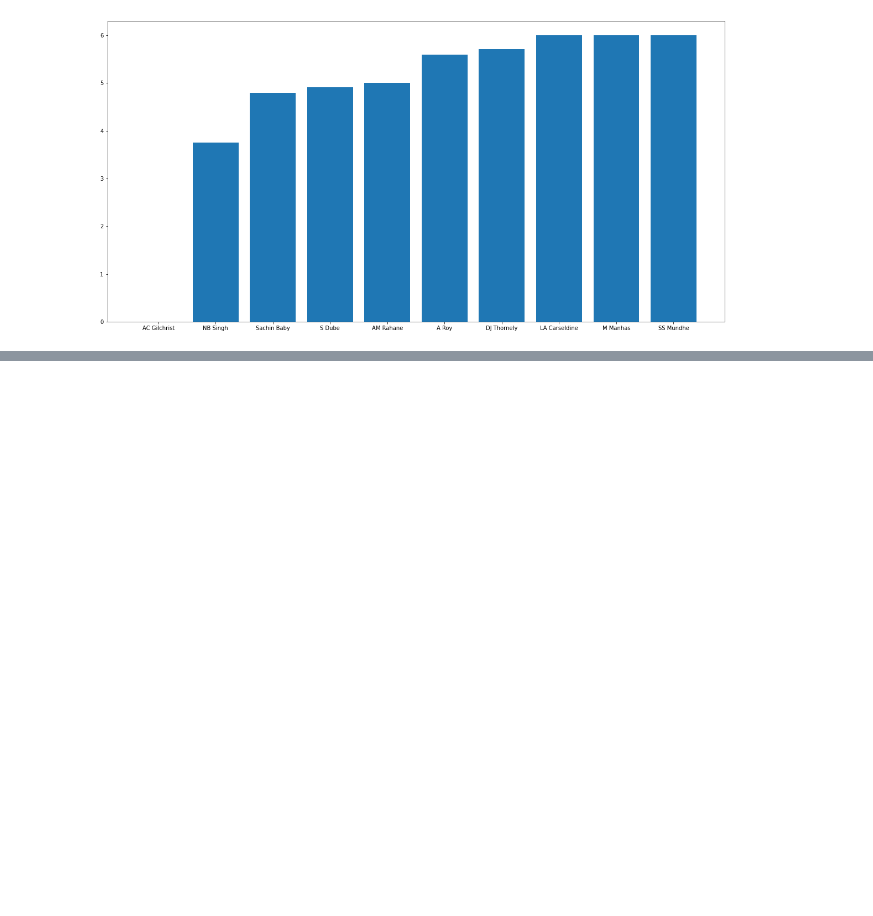
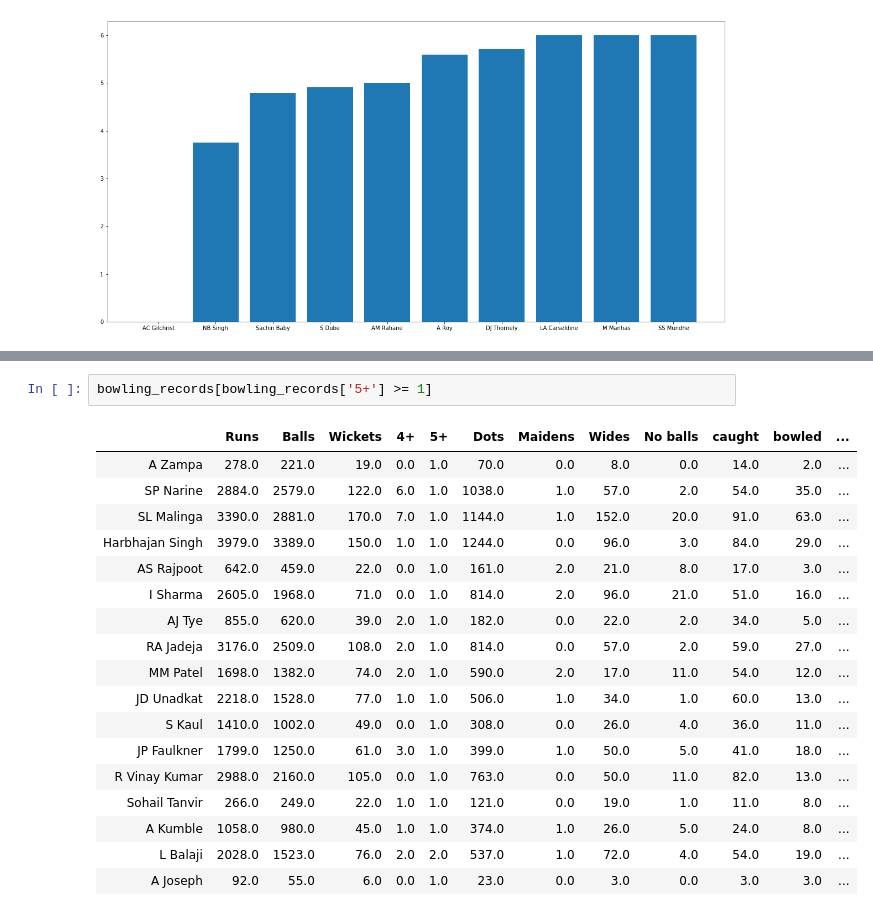
Before and after one commit to Lavitra15/ClassicXI, a Jupyter notebook: Code/DA_Project.ipynb, the cells around one changed output, grey strips where cells are left out. Cells and saved outputs as stored; diff of their text form; blank space fills up the shorter version.

```diff
--- a/Code/DA_Project.ipynb
+++ b/Code/DA_Project.ipynb
@@ -612,0 +726,21 @@ plt.bar(s2.keys(),s2.values())
+# %%
+bowling_records[bowling_records['5+'] >= 1]
+# %% [output]
+|  | Runs | Balls | Wickets | 4+ | 5+ | Dots | Maidens | Wides | No balls | caught | bowled | ... |
+| A Zampa | 278.0 | 221.0 | 19.0 | 0.0 | 1.0 | 70.0 | 0.0 | 8.0 | 0.0 | 14.0 | 2.0 | ... |
+| SP Narine | 2884.0 | 2579.0 | 122.0 | 6.0 | 1.0 | 1038.0 | 1.0 | 57.0 | 2.0 | 54.0 | 35.0 | ... |
+| SL Malinga | 3390.0 | 2881.0 | 170.0 | 7.0 | 1.0 | 1144.0 | 1.0 | 152.0 | 20.0 | 91.0 | 63.0 | ... |
+| Harbhajan Singh | 3979.0 | 3389.0 | 150.0 | 1.0 | 1.0 | 1244.0 | 0.0 | 96.0 | 3.0 | 84.0 | 29.0 | ... |
+| AS Rajpoot | 642.0 | 459.0 | 22.0 | 0.0 | 1.0 | 161.0 | 2.0 | 21.0 | 8.0 | 17.0 | 3.0 | ... |
+| I Sharma | 2605.0 | 1968.0 | 71.0 | 0.0 | 1.0 | 814.0 | 2.0 | 96.0 | 21.0 | 51.0 | 16.0 | ... |
+| AJ Tye | 855.0 | 620.0 | 39.0 | 2.0 | 1.0 | 182.0 | 0.0 | 22.0 | 2.0 | 34.0 | 5.0 | ... |
+| RA Jadeja | 3176.0 | 2509.0 | 108.0 | 2.0 | 1.0 | 814.0 | 0.0 | 57.0 | 2.0 | 59.0 | 27.0 | ... |
+| MM Patel | 1698.0 | 1382.0 | 74.0 | 2.0 | 1.0 | 590.0 | 2.0 | 17.0 | 11.0 | 54.0 | 12.0 | ... |
+| JD Unadkat | 2218.0 | 1528.0 | 77.0 | 1.0 | 1.0 | 506.0 | 1.0 | 34.0 | 1.0 | 60.0 | 13.0 | ... |
+| S Kaul | 1410.0 | 1002.0 | 49.0 | 0.0 | 1.0 | 308.0 | 0.0 | 26.0 | 4.0 | 36.0 | 11.0 | ... |
+| JP Faulkner | 1799.0 | 1250.0 | 61.0 | 3.0 | 1.0 | 399.0 | 1.0 | 50.0 | 5.0 | 41.0 | 18.0 | ... |
+| R Vinay Kumar | 2988.0 | 2160.0 | 105.0 | 0.0 | 1.0 | 763.0 | 0.0 | 50.0 | 11.0 | 82.0 | 13.0 | ... |
+| Sohail Tanvir | 266.0 | 249.0 | 22.0 | 1.0 | 1.0 | 121.0 | 0.0 | 19.0 | 1.0 | 11.0 | 8.0 | ... |
+| A Kumble | 1058.0 | 980.0 | 45.0 | 1.0 | 1.0 | 374.0 | 1.0 | 26.0 | 5.0 | 24.0 | 8.0 | ... |
+| L Balaji | 2028.0 | 1523.0 | 76.0 | 2.0 | 2.0 | 537.0 | 1.0 | 72.0 | 4.0 | 54.0 | 19.0 | ... |
+| A Joseph | 92.0 | 55.0 | 6.0 | 0.0 | 1.0 | 23.0 | 0.0 | 3.0 | 0.0 | 3.0 | 3.0 | ... |
```
Also changed, not shown: parts of 59 cells of this notebook.
